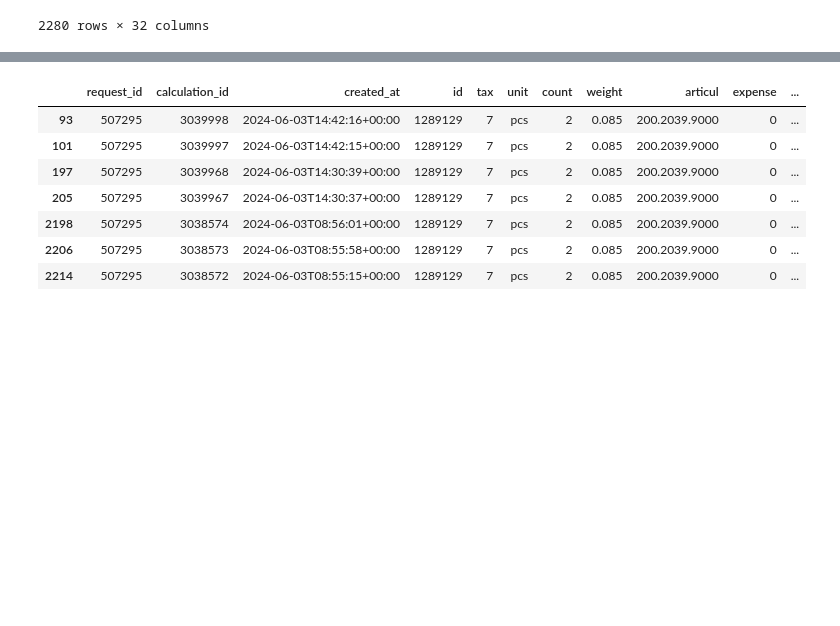
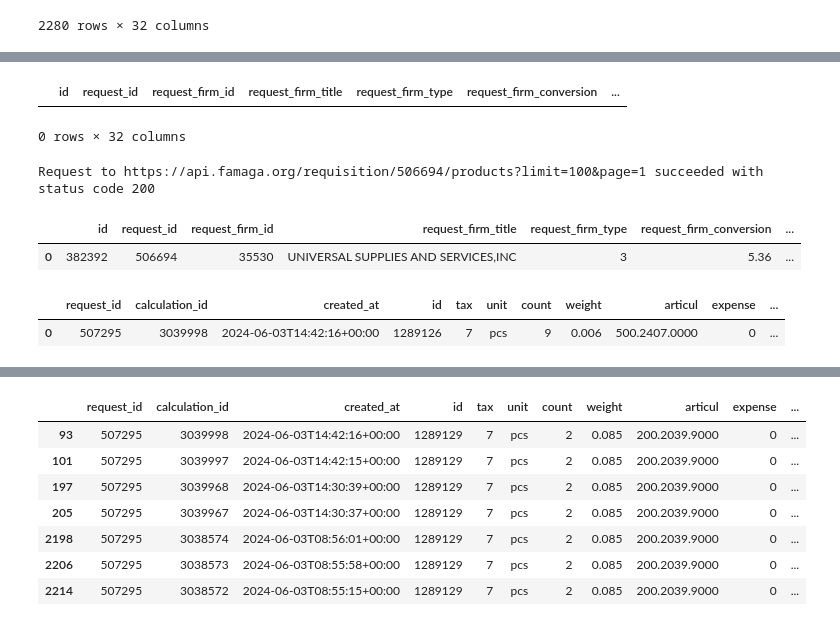
Before and after one commit to Valuamba/components_agent_sales, a Jupyter notebook: notebooks/famaga/DiscountProcessing_20240603.ipynb, the cells around one changed output, grey strips where cells are left out. Cells and saved outputs as stored; diff of their text form; code cells hidden in the pictures; blank space fills up the shorter version.

```diff
--- a/notebooks/famaga/DiscountProcessing_20240603.ipynb
+++ b/notebooks/famaga/DiscountProcessing_20240603.ipynb
@@ -376,0 +369,23 @@ calculations_df
+# %%
+deals_df[deals_df['request_id'] == 507295]
+# %% [output]
+|  | id | request_id | request_firm_id | request_firm_title | request_firm_type | request_firm_conversion | ... |
+0 rows × 32 columns
+# %%
+deal_id = 506694
+current_deal = client.offers_by_deal_id(deal_id)
+current_deal_products = client.offer_products(deal_id)
+
+client_id = int(current_deal.loc[0]['request_firm_id'])
+# %% [output]
+Request to https://api.famaga.org/requisition/506694/products?limit=100&page=1 succeeded with status code 200
+# %%
+current_deal.head(1)
+# %% [output]
+|  | id | request_id | request_firm_id | request_firm_title | request_firm_type | request_firm_conversion | ... |
+| 0 | 382392 | 506694 | 35530 | UNIVERSAL SUPPLIES AND SERVICES,INC | 3 | 5.36 | ... |
+# %%
+customer_calculations.head(1)
+# %% [output]
+|  | request_id | calculation_id | created_at | id | tax | unit | count | weight | articul | expense | ... |
+| 0 | 507295 | 3039998 | 2024-06-03T14:42:16+00:00 | 1289126 | 7 | pcs | 9 | 0.006 | 500.2407.0000 | 0 | ... |
```
Also changed, not shown: parts of 14 cells of this notebook.
